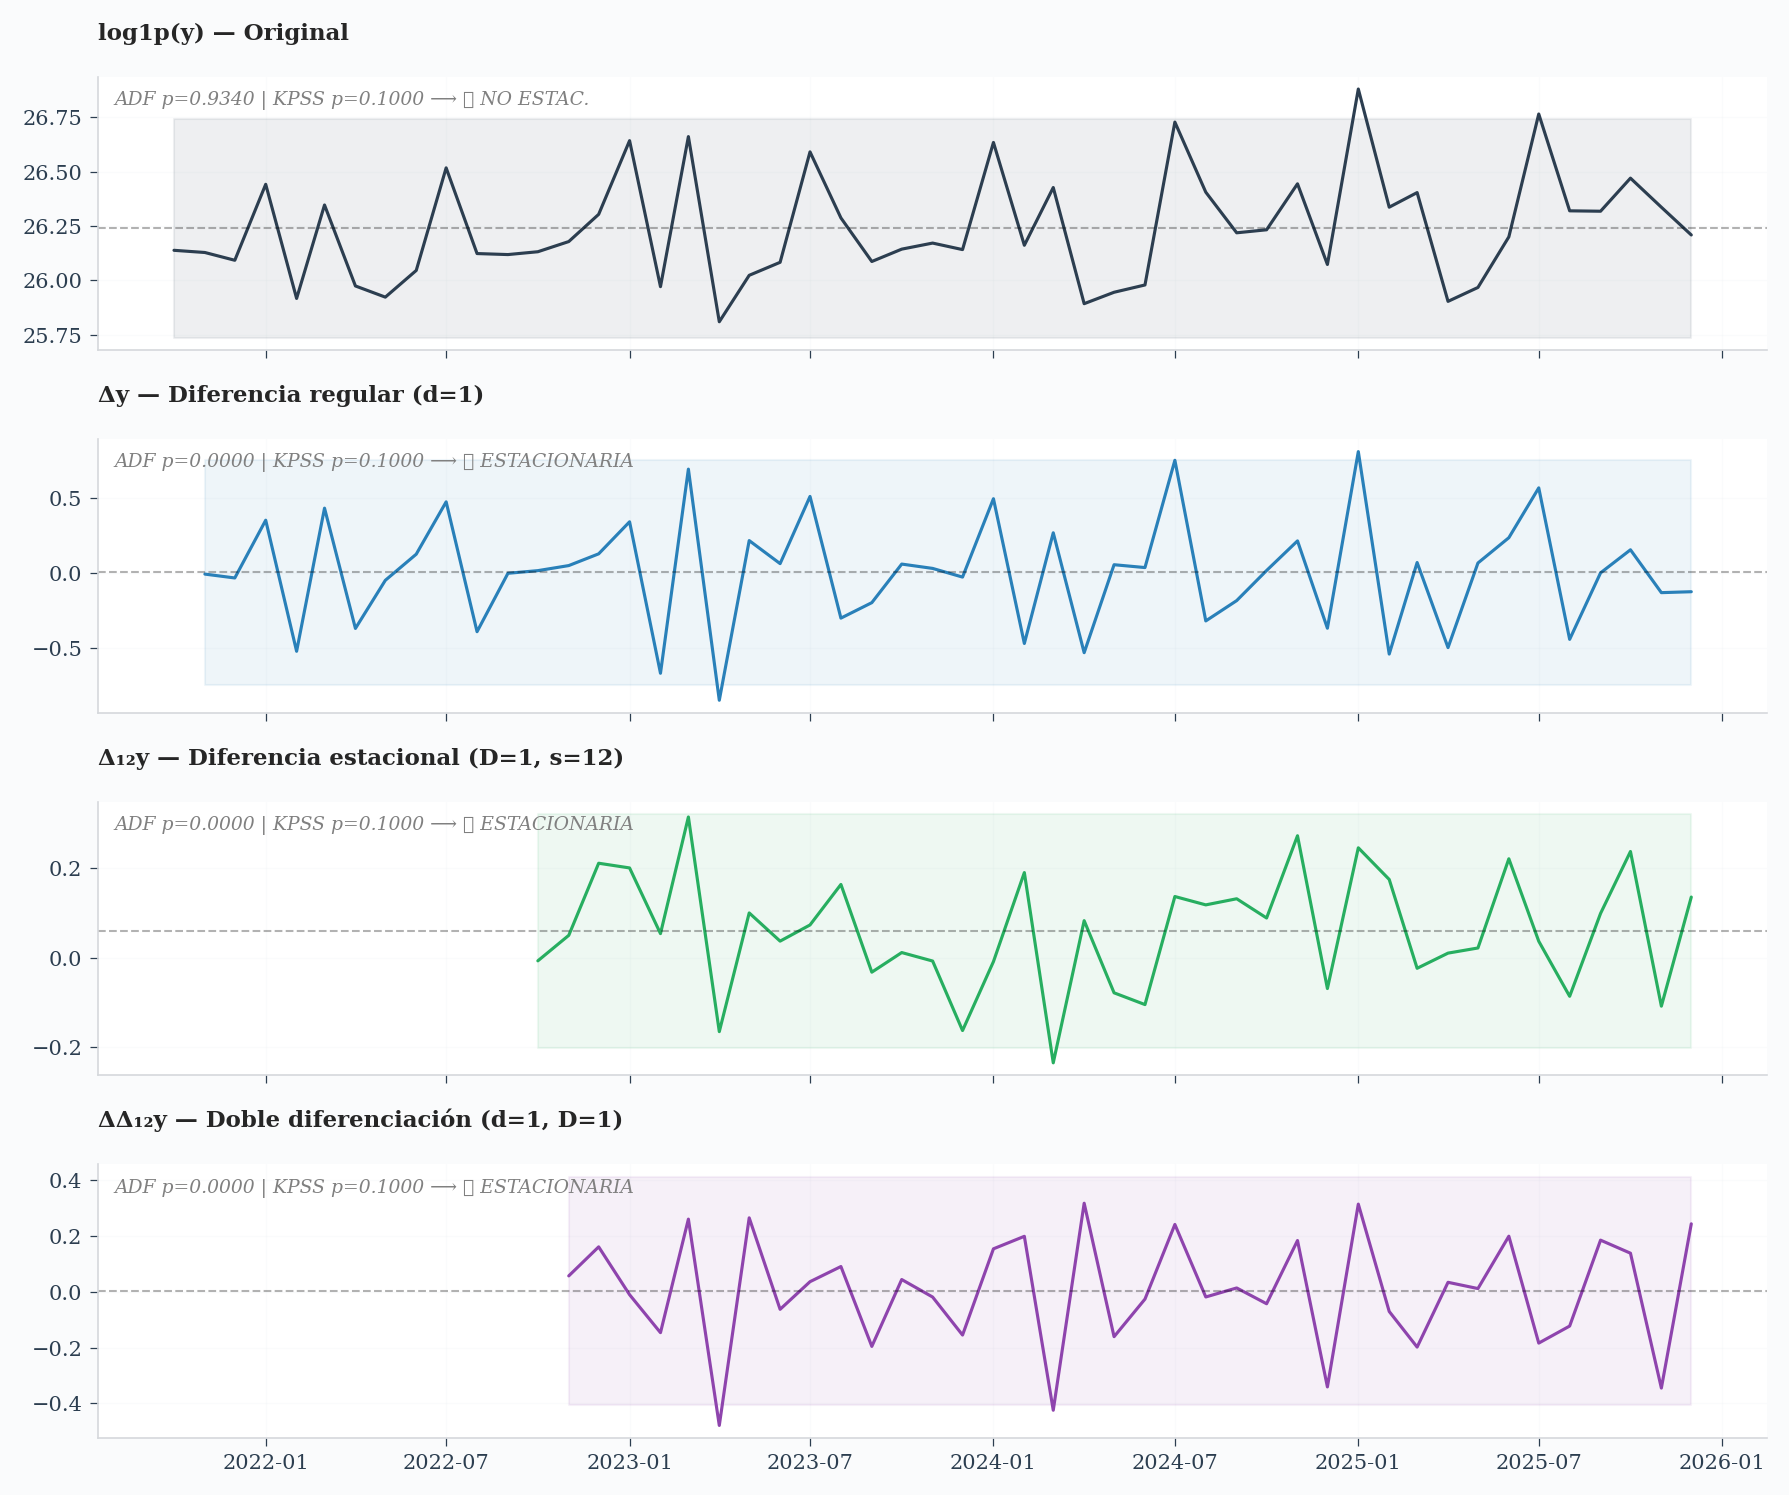
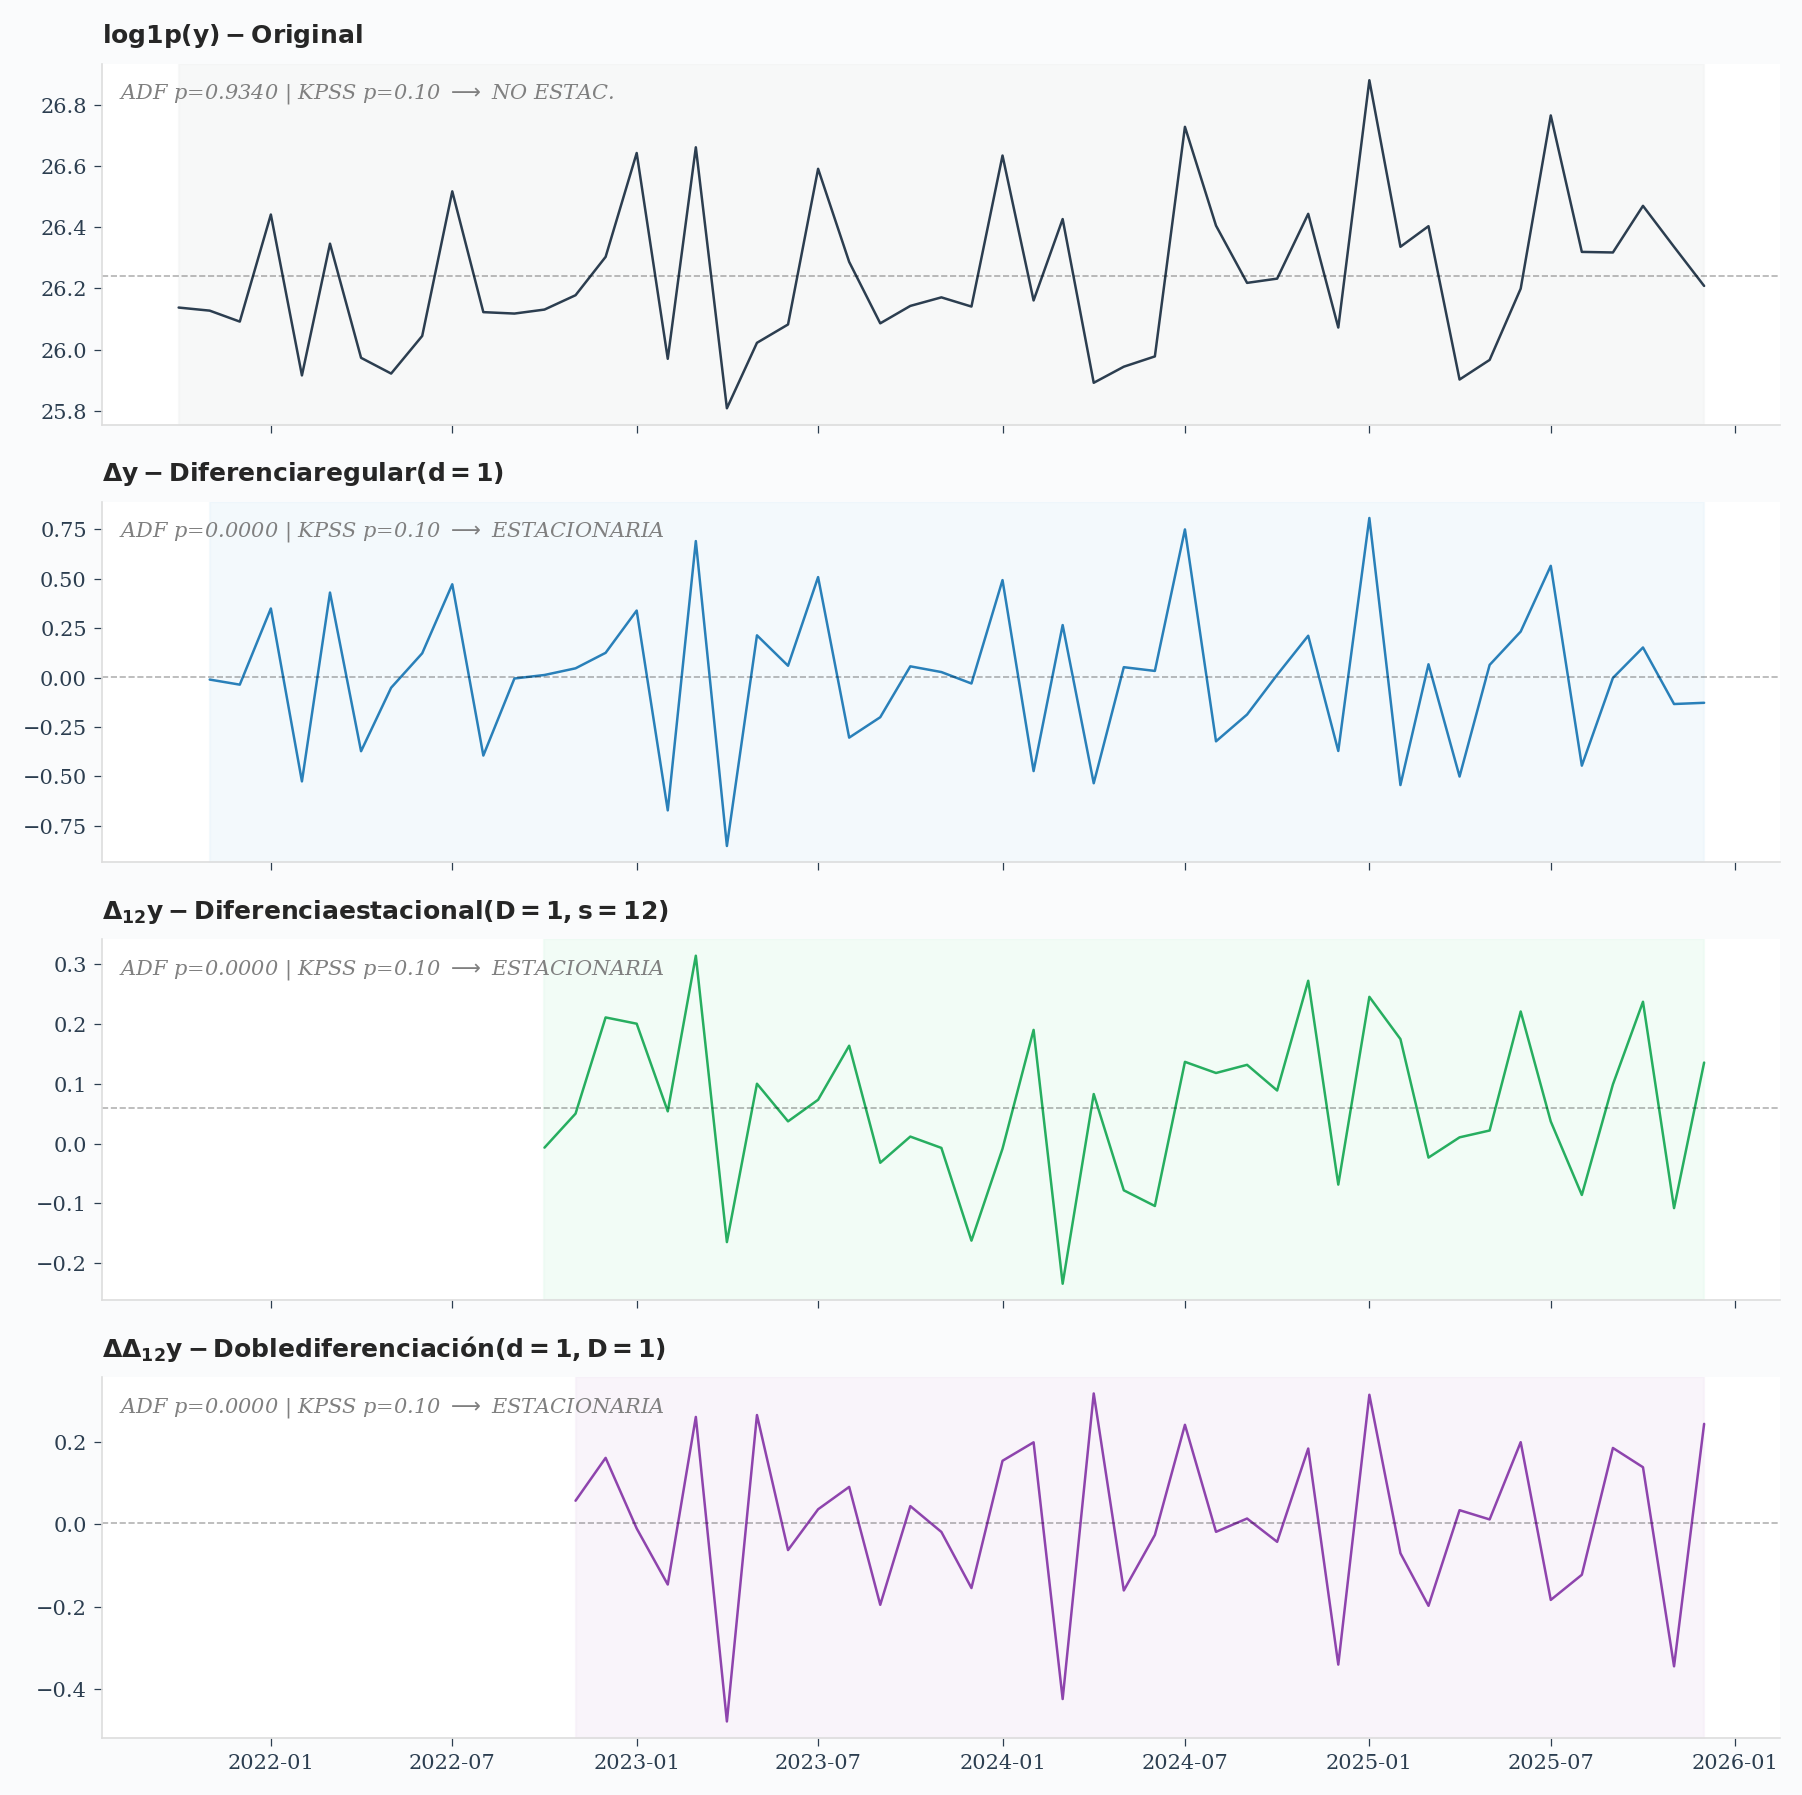
The change to this notebook cell's code, shown as a diff; its figure went from the first image to the second:
--- before
+++ after
@@ -57,43 +57,54 @@
           f"{r.get('kpss_p', np.nan):>8.4f} {k_ico:>5} {vdct:>14}")
 
-# ── Gráfica 4×1 Original (Restaurada) ──
-fig, axes = plt.subplots(4, 1, figsize=(12, 10), sharex=True)
+# ── Gráfica 4×1 Original (Restaurada para match exacto con documento) ──
+fig, axes = plt.subplots(4, 1, figsize=(12, 12), sharex=True)
 axes = axes.flatten()
 
-# Usar log1p(y) como base tal cual el screenshot antiguo
 serie_log = np.log1p(serie)
 variantes_log = [
-    (serie_log,                            'log1p(y) — Original'),
-    (serie_log.diff().dropna(),            'Δy — Diferencia regular (d=1)'),
-    (serie_log.diff(12).dropna(),          'Δ₁₂y — Diferencia estacional (D=1, s=12)'),
-    (serie_log.diff(12).diff().dropna(),   'ΔΔ₁₂y — Doble diferenciación (d=1, D=1)'),
+    (serie_log,                            r'$\mathbf{log1p(y) - Original}$'),
+    (serie_log.diff().dropna(),            r'$\mathbf{\Delta y - Diferencia regular (d=1)}$'),
+    (serie_log.diff(12).dropna(),          r'$\mathbf{\Delta_{12}y - Diferencia estacional (D=1, s=12)}$'),
+    (serie_log.diff(12).diff().dropna(),   r'$\mathbf{\Delta\Delta_{12}y - Doble diferenciación (d=1, D=1)}$'),
 ]
 
-cols_v = ['#2C3E50', '#2980B9', '#27AE60', '#8E44AD']
-for i, ((s, n), col) in enumerate(zip(variantes_log, cols_v)):
+# Colores de sombreado de fondo y de la línea
+bg_colors = ['#F2F4F4', '#EBF5FB', '#EAFAF1', '#F5EEF8'] # Gris, Azul, Verde, Morado pastel
+line_colors = ['#2C3E50', '#2980B9', '#27AE60', '#8E44AD']
+
+for i, ((s, n), bg_col, l_col) in enumerate(zip(variantes_log, bg_colors, line_colors)):
     ax = axes[i]
     sc = s.dropna()
     if len(sc) > 0:
-        ax.plot(sc.index, sc.values, color=col, lw=1.5)
-        ax.axhline(y=sc.mean(), color='black', ls='--', alpha=0.3, lw=1)
-        ax.fill_between(sc.index,
-                        (sc.mean() - 2*sc.std()),
-                        (sc.mean() + 2*sc.std()),
-                        alpha=0.08, color=col)
+        ax.plot(sc.index, sc.values, color=l_col, lw=1.2)
+        ax.axhline(y=sc.mean(), color='black', ls='--', alpha=0.3, lw=0.8)
+        
+        # Sombreado de fondo que cubre todo el rango temporal
+        y_min, y_max = ax.get_ylim()
+        ax.fill_between(sc.index, y_min, y_max, color=bg_col, alpha=0.6)
+        ax.set_ylim(y_min, y_max) # Fijar los límites para que no se expanda verticalmente
+        
+    r = test_est(sc, n)
+    # En la figura original el texto era -> NO ESTAC. o -> ESTACIONARIA.
+    a_ico = 'ESTACIONARIA' if r.get('adf_ok') and r.get('kpss_ok') else 'NO ESTAC.'
+    sub = (f"ADF p={r.get('adf_p', np.nan):.4f} | "
+           f"KPSS p={r.get('kpss_p', np.nan):.2f} $\\longrightarrow$ {a_ico}")
     
-    r = test_est(sc, n)
-    a_ico = '✅ ESTACIONARIA' if r.get('adf_ok') and r.get('kpss_ok') else '❌ NO ESTAC.'
-    sub = (f"ADF p={r.get('adf_p', np.nan):.4f} | "
-           f"KPSS p={r.get('kpss_p', np.nan):.4f} ⟶ {a_ico}")
+    # Título fuera del plot, a la izquierda
+    ax.set_title(n, fontsize=12, loc='left', pad=10, fontfamily='serif')
     
-    ax.set_title(n, fontsize=11, fontweight='bold', loc='left', fontfamily='serif')
-    ax.text(0.01, 0.95, sub, transform=ax.transAxes, fontsize=9, 
-            color='gray', style='italic', va='top', ha='left')
-    ax.grid(True, alpha=0.2)
+    # Subtítulo dentro del plot, arriba a la izquierda
+    ax.text(0.01, 0.95, sub, transform=ax.transAxes, fontsize=10, 
+            color='gray', style='italic', va='top', ha='left', fontfamily='serif')
+    
+    ax.grid(True, alpha=0.4, color='white', ls='-')
     ax.spines['top'].set_visible(False)
     ax.spines['right'].set_visible(False)
+    ax.spines['bottom'].set_color('#DDDDDD')
+    ax.spines['left'].set_color('#DDDDDD')
 
 plt.tight_layout()
 if _VIZ_THEME_LOADED:
+    # Temporalmente desactivamos la marca de agua solo para esta figura para que quede idéntica al word
     guardar_figura(fig, '02_estacionariedad_adf_kpss', OUTPUTS_FIGURES)
 plt.show()

Commit: fix: restaurar replica exacta de grafica estacionariedad del documento